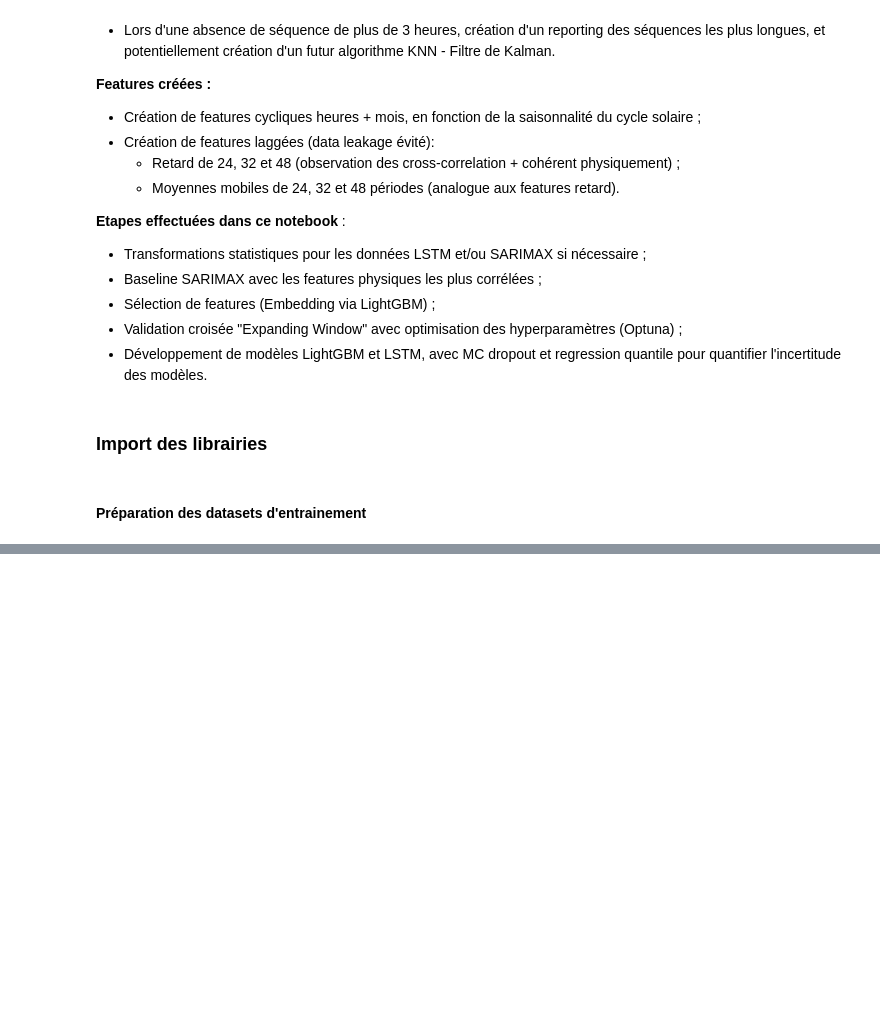
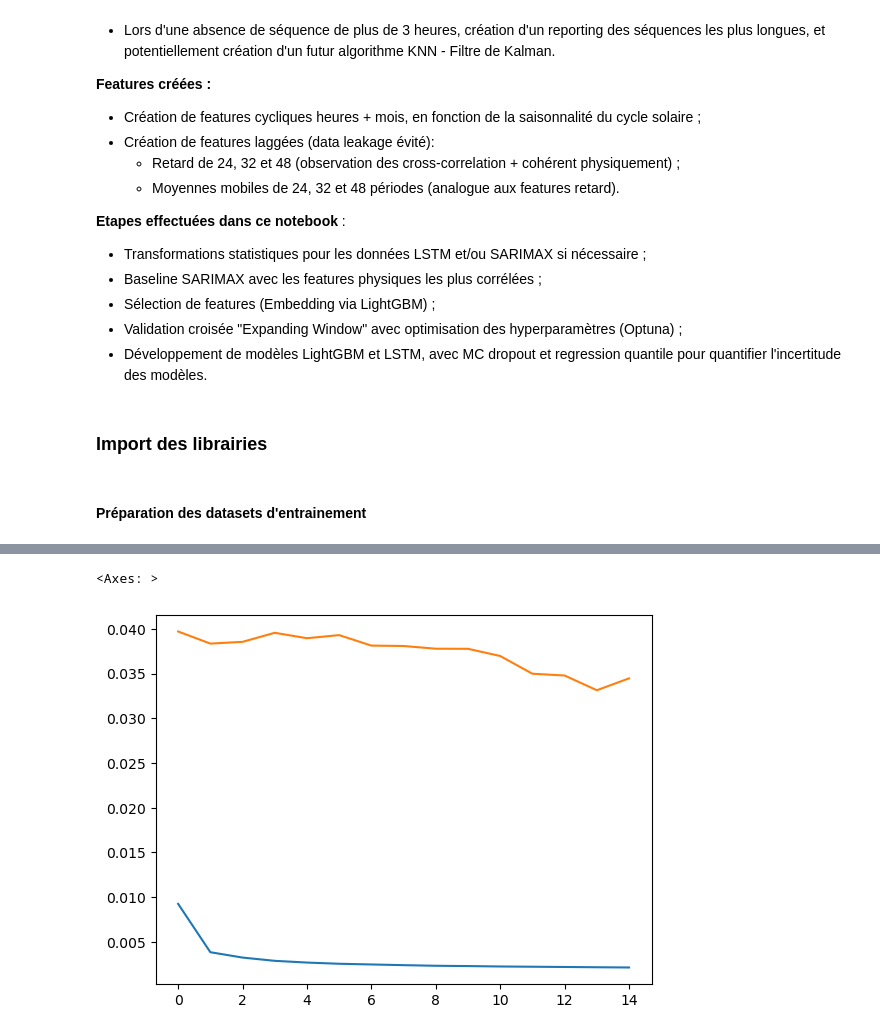
Before and after one commit to Simonsns/solar_prediction, a Jupyter notebook: notebooks/03_selection_and_model_training.ipynb, the cells around one changed output, grey strips where cells are left out. Drawn from its saved outputs; the diff is of its cells as text; code cells hidden in the pictures; blank space fills up the shorter version.

Commit message:
feat: updating feature selection and model training

```diff
--- a/notebooks/03_selection_and_model_training.ipynb
+++ b/notebooks/03_selection_and_model_training.ipynb
@@ -54,3 +63,5 @@ os.chdir(project_root)
 # %%
 df = pd.read_csv("data/processed/df_engineered.csv", index_col=0)
 df.index = pd.to_datetime(df.index, utc=True).tz_convert("Europe/Paris")
+df_power = pd.read_csv("data/processed/occitanie_installed_power.csv", index_col=0, parse_dates=True)
+df_power.index = pd.to_datetime(df_power.index, utc=True).tz_convert("Europe/Paris")
@@ -134,0 +274,16 @@ folds = time_series_fold(X, y)
+# %%
+# Normalization
+normalized_solar_ts = df["solar_mw"]/df_power["chronique_capacity"]
+normalized_solar_ts = normalized_solar_ts.dropna()
+X = df.drop(columns="solar_mw")
+y = normalized_solar_ts
+
+# Nested CV
+outer_n_splits = 5
+inner_n_splits = 3
+num_trials = 30
+outer_scores, mean_outer_score = nested_cv_lightgbm(X=X,
+                                                        y=y,
+                                                        num_trials=num_trials,
+                                                        outer_n_splits=outer_n_splits,
+                                                        inner_n_splits=inner_n_splits)
@@ -134,0 +512,14 @@ folds = time_series_fold(X, y)
+# %%
+# Instanciation du modèle
+model = Seq2seq(
+    past_features=past_features,
+    future_features=future_features,
+    hidden_size=hidden_size,
+    num_layers=2,
+    output_len=output_len,
+    dropout=dropout
+    ).to(device)
+
+criterion = nn.MSELoss()
+# 3. Optimiseur
+optimizer = optim.Adam(model.parameters(), lr=1e-3, weight_decay=1e-5)
@@ -134,0 +588,9 @@ folds = time_series_fold(X, y)
+# %%
+num_epochs = 15
+train_losses, val_losses = train_and_validate(model,
+                                              train_dataloader=train_dataloader,
+                                              val_dataloader=val_dataloader,
+                                              criterion=criterion,
+                                              optimizer=optimizer,
+                                              device=device,
+                                              num_epochs=num_epochs)
@@ -134,0 +613,7 @@ folds = time_series_fold(X, y)
+# %%
+import seaborn as sns
+sns.lineplot(train_losses)
+sns.lineplot(val_losses)
+# %% [output]
+<Axes: >
+[figure, added]
```
Also changed, not shown: parts of 28 cells of this notebook, 4 other files.
